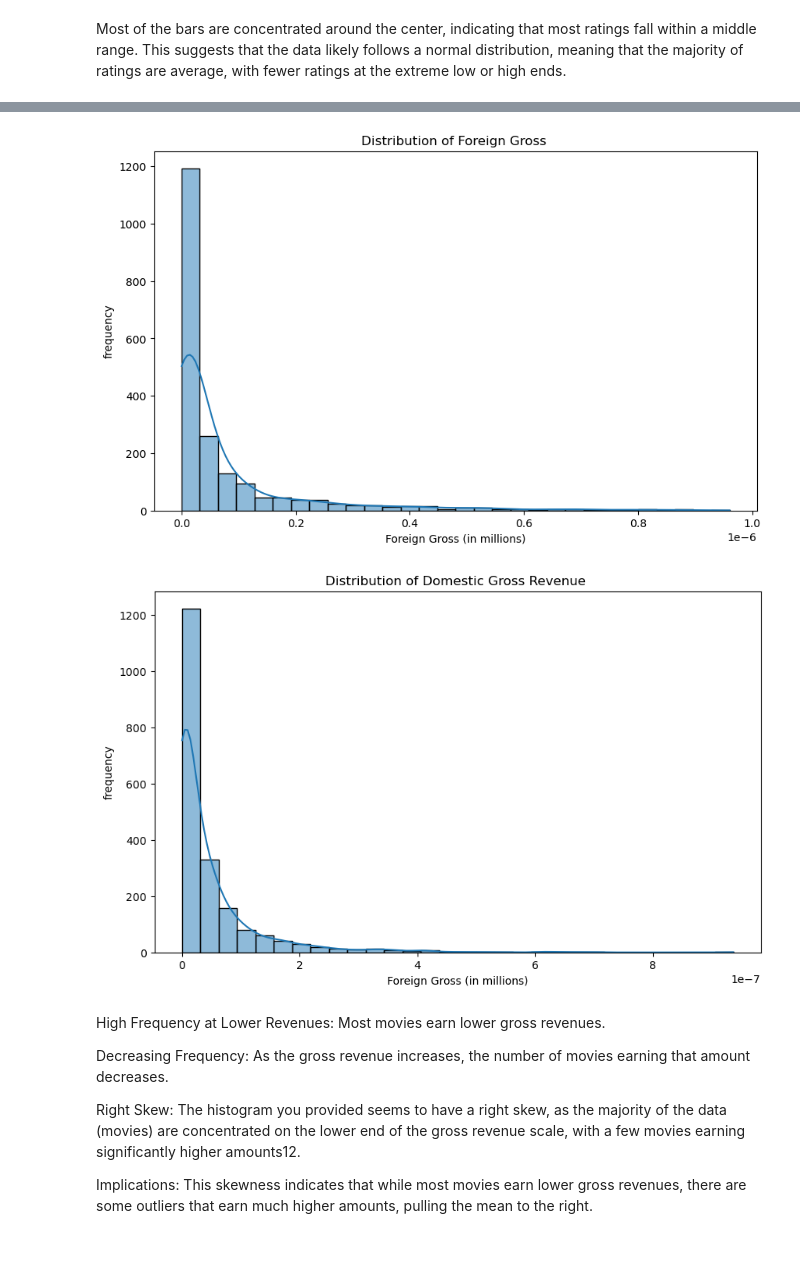
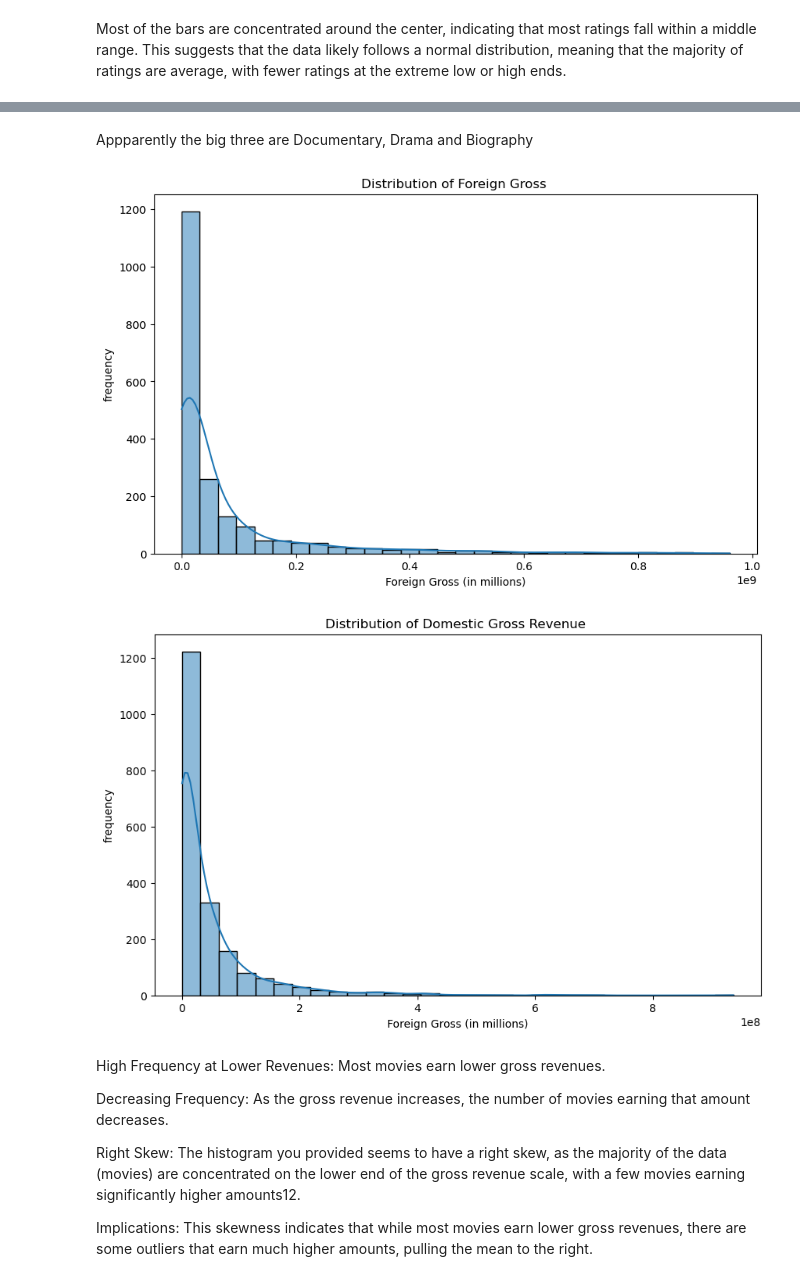
Before and after one commit to faith-watene/dsc-phase-2-project-v3, a Jupyter notebook: student.ipynb, the cells around one changed output, grey strips where cells are left out. Saved outputs shown, nothing was run; the diff lists cells and outputs as text; code cells hidden in the pictures; blank space fills up the shorter version.

```diff
--- a/student.ipynb
+++ b/student.ipynb
@@ -148,0 +218,4 @@ data_csv.tail()
+# %%
+#conver foreign gross to float
+data_csv['foreign_gross'] = data_csv['foreign_gross'].str.replace(',', '').astype(float)
+data_csv.info()
@@ -156,9 +242,9 @@ foreign_gross     1350
 year                 0
 dtype: int64
 # %%
-#get rid of the rows with missing values
-cleaned_csv = data_csv.dropna(subset=['studio', 'domestic_gross', 'foreign_gross'])
-cleaned_csv.isnull().sum()
+#drop rows with missing values
+data_csv = data_csv.dropna()
+data_csv.isnull().sum()
 # %% [output]
 title             0
 studio            0
@@ -356,20 +439,22 @@ See the caveats in the documentation: https://pandas.pydata.org/pandas-docs/stab
+# %% [markdown]
+Appparently the big three are Documentary, Drama and Biography
 # %%
 #Let's plot for revenue distribution
 plt.figure(figsize=(10, 6))
-sns.histplot(cleaned_csv['foreign_gross'], bins=30, kde=True)
+sns.histplot(data_csv['foreign_gross'], bins=30, kde=True)
 plt.title('Distribution of Foreign Gross ')
 plt.xlabel('Foreign Gross (in millions)')
 plt.ylabel('frequency')
 plt.show()
 
 plt.figure(figsize=(10, 6))
-sns.histplot(cleaned_csv['domestic_gross'], bins=30, kde=True)
+sns.histplot(data_csv['domestic_gross'], bins=30, kde=True)
 plt.title('Distribution of Domestic Gross Revenue ')
 plt.xlabel('Foreign Gross (in millions)')
 plt.ylabel('frequency')
 plt.show()
 # %% [output]
-[figure, old version]
+[figure, new version]
 [figure]
 # %% [markdown]
 High Frequency at Lower Revenues: Most movies earn lower  gross revenues.
```
Also changed, not shown: parts of 75 cells of this notebook, 1 other file.
